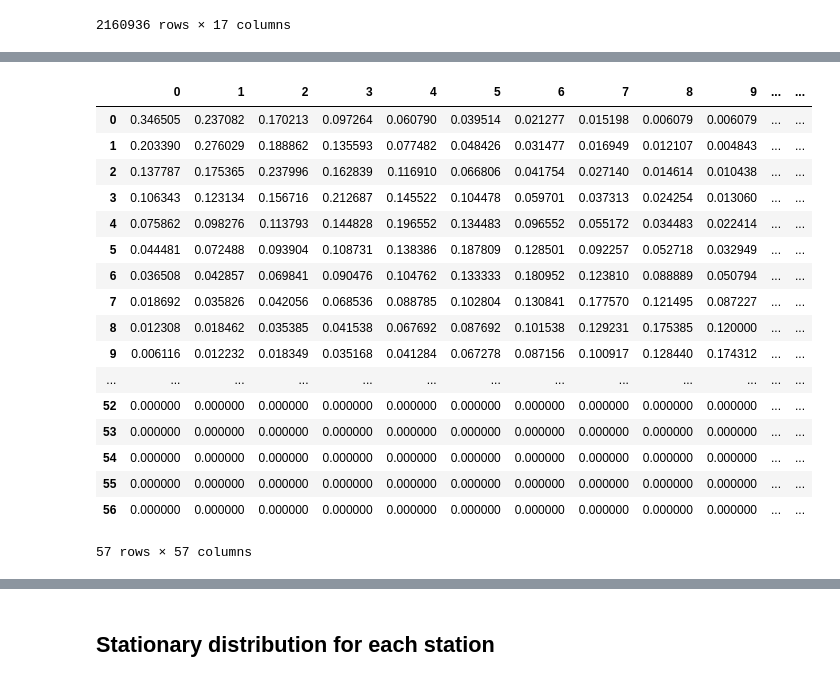
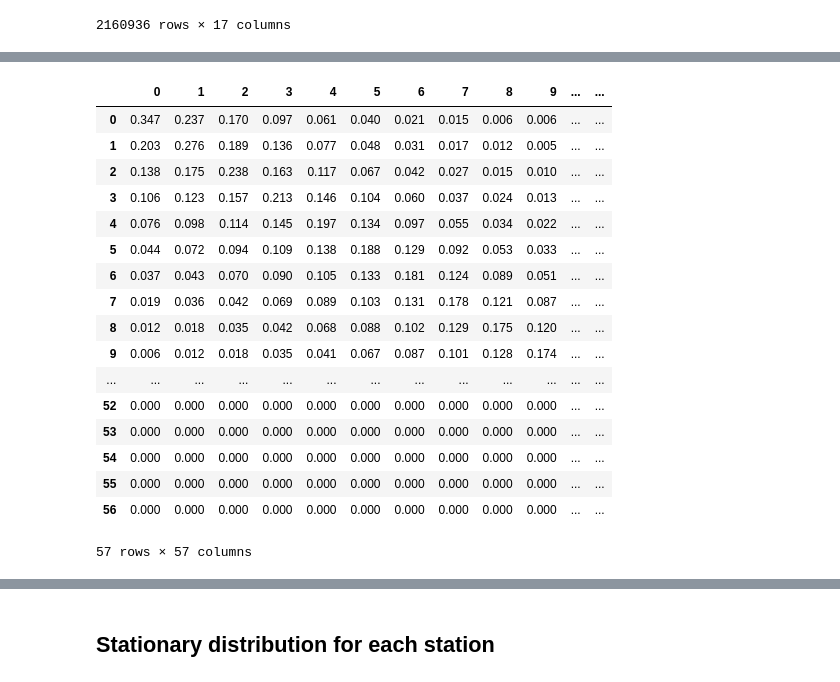
Before and after one commit to gracelang15/City-Bike-Data-Project, a Jupyter notebook: main-project.ipynb, the cells around one changed output, grey strips where cells are left out. Cells and saved outputs as stored; diff of their text form; code cells hidden in the pictures.

```diff
--- a/main-project.ipynb
+++ b/main-project.ipynb
@@ -475,21 +540,21 @@ E17_p_night = create_probab_matrix(E17_freq_rates_night, 56)
 # %%
-pd.DataFrame(E17_p_night)
+pd.DataFrame.round(pd.DataFrame(E17_p_night),3)
 # %% [output]
 |  | 0 | 1 | 2 | 3 | 4 | 5 | 6 | 7 | 8 | 9 | ... | ... |
-| 0 | 0.346505 | 0.237082 | 0.170213 | 0.097264 | 0.060790 | 0.039514 | 0.021277 | 0.015198 | 0.006079 | 0.006079 | ... | ... |
-| 1 | 0.203390 | 0.276029 | 0.188862 | 0.135593 | 0.077482 | 0.048426 | 0.031477 | 0.016949 | 0.012107 | 0.004843 | ... | ... |
-| 2 | 0.137787 | 0.175365 | 0.237996 | 0.162839 | 0.116910 | 0.066806 | 0.041754 | 0.027140 | 0.014614 | 0.010438 | ... | ... |
-| 3 | 0.106343 | 0.123134 | 0.156716 | 0.212687 | 0.145522 | 0.104478 | 0.059701 | 0.037313 | 0.024254 | 0.013060 | ... | ... |
-| 4 | 0.075862 | 0.098276 | 0.113793 | 0.144828 | 0.196552 | 0.134483 | 0.096552 | 0.055172 | 0.034483 | 0.022414 | ... | ... |
-| 5 | 0.044481 | 0.072488 | 0.093904 | 0.108731 | 0.138386 | 0.187809 | 0.128501 | 0.092257 | 0.052718 | 0.032949 | ... | ... |
-| 6 | 0.036508 | 0.042857 | 0.069841 | 0.090476 | 0.104762 | 0.133333 | 0.180952 | 0.123810 | 0.088889 | 0.050794 | ... | ... |
-| 7 | 0.018692 | 0.035826 | 0.042056 | 0.068536 | 0.088785 | 0.102804 | 0.130841 | 0.177570 | 0.121495 | 0.087227 | ... | ... |
-| 8 | 0.012308 | 0.018462 | 0.035385 | 0.041538 | 0.067692 | 0.087692 | 0.101538 | 0.129231 | 0.175385 | 0.120000 | ... | ... |
-| 9 | 0.006116 | 0.012232 | 0.018349 | 0.035168 | 0.041284 | 0.067278 | 0.087156 | 0.100917 | 0.128440 | 0.174312 | ... | ... |
+| 0 | 0.347 | 0.237 | 0.170 | 0.097 | 0.061 | 0.040 | 0.021 | 0.015 | 0.006 | 0.006 | ... | ... |
+| 1 | 0.203 | 0.276 | 0.189 | 0.136 | 0.077 | 0.048 | 0.031 | 0.017 | 0.012 | 0.005 | ... | ... |
+| 2 | 0.138 | 0.175 | 0.238 | 0.163 | 0.117 | 0.067 | 0.042 | 0.027 | 0.015 | 0.010 | ... | ... |
+| 3 | 0.106 | 0.123 | 0.157 | 0.213 | 0.146 | 0.104 | 0.060 | 0.037 | 0.024 | 0.013 | ... | ... |
+| 4 | 0.076 | 0.098 | 0.114 | 0.145 | 0.197 | 0.134 | 0.097 | 0.055 | 0.034 | 0.022 | ... | ... |
+| 5 | 0.044 | 0.072 | 0.094 | 0.109 | 0.138 | 0.188 | 0.129 | 0.092 | 0.053 | 0.033 | ... | ... |
+| 6 | 0.037 | 0.043 | 0.070 | 0.090 | 0.105 | 0.133 | 0.181 | 0.124 | 0.089 | 0.051 | ... | ... |
+| 7 | 0.019 | 0.036 | 0.042 | 0.069 | 0.089 | 0.103 | 0.131 | 0.178 | 0.121 | 0.087 | ... | ... |
+| 8 | 0.012 | 0.018 | 0.035 | 0.042 | 0.068 | 0.088 | 0.102 | 0.129 | 0.175 | 0.120 | ... | ... |
+| 9 | 0.006 | 0.012 | 0.018 | 0.035 | 0.041 | 0.067 | 0.087 | 0.101 | 0.128 | 0.174 | ... | ... |
 | ... | ... | ... | ... | ... | ... | ... | ... | ... | ... | ... | ... | ... |
-| 52 | 0.000000 | 0.000000 | 0.000000 | 0.000000 | 0.000000 | 0.000000 | 0.000000 | 0.000000 | 0.000000 | 0.000000 | ... | ... |
-| 53 | 0.000000 | 0.000000 | 0.000000 | 0.000000 | 0.000000 | 0.000000 | 0.000000 | 0.000000 | 0.000000 | 0.000000 | ... | ... |
-| 54 | 0.000000 | 0.000000 | 0.000000 | 0.000000 | 0.000000 | 0.000000 | 0.000000 | 0.000000 | 0.000000 | 0.000000 | ... | ... |
-| 55 | 0.000000 | 0.000000 | 0.000000 | 0.000000 | 0.000000 | 0.000000 | 0.000000 | 0.000000 | 0.000000 | 0.000000 | ... | ... |
-| 56 | 0.000000 | 0.000000 | 0.000000 | 0.000000 | 0.000000 | 0.000000 | 0.000000 | 0.000000 | 0.000000 | 0.000000 | ... | ... |
+| 52 | 0.000 | 0.000 | 0.000 | 0.000 | 0.000 | 0.000 | 0.000 | 0.000 | 0.000 | 0.000 | ... | ... |
+| 53 | 0.000 | 0.000 | 0.000 | 0.000 | 0.000 | 0.000 | 0.000 | 0.000 | 0.000 | 0.000 | ... | ... |
+| 54 | 0.000 | 0.000 | 0.000 | 0.000 | 0.000 | 0.000 | 0.000 | 0.000 | 0.000 | 0.000 | ... | ... |
+| 55 | 0.000 | 0.000 | 0.000 | 0.000 | 0.000 | 0.000 | 0.000 | 0.000 | 0.000 | 0.000 | ... | ... |
+| 56 | 0.000 | 0.000 | 0.000 | 0.000 | 0.000 | 0.000 | 0.000 | 0.000 | 0.000 | 0.000 | ... | ... |
 57 rows × 57 columns
```
Also changed, not shown: parts of 24 cells of this notebook.
